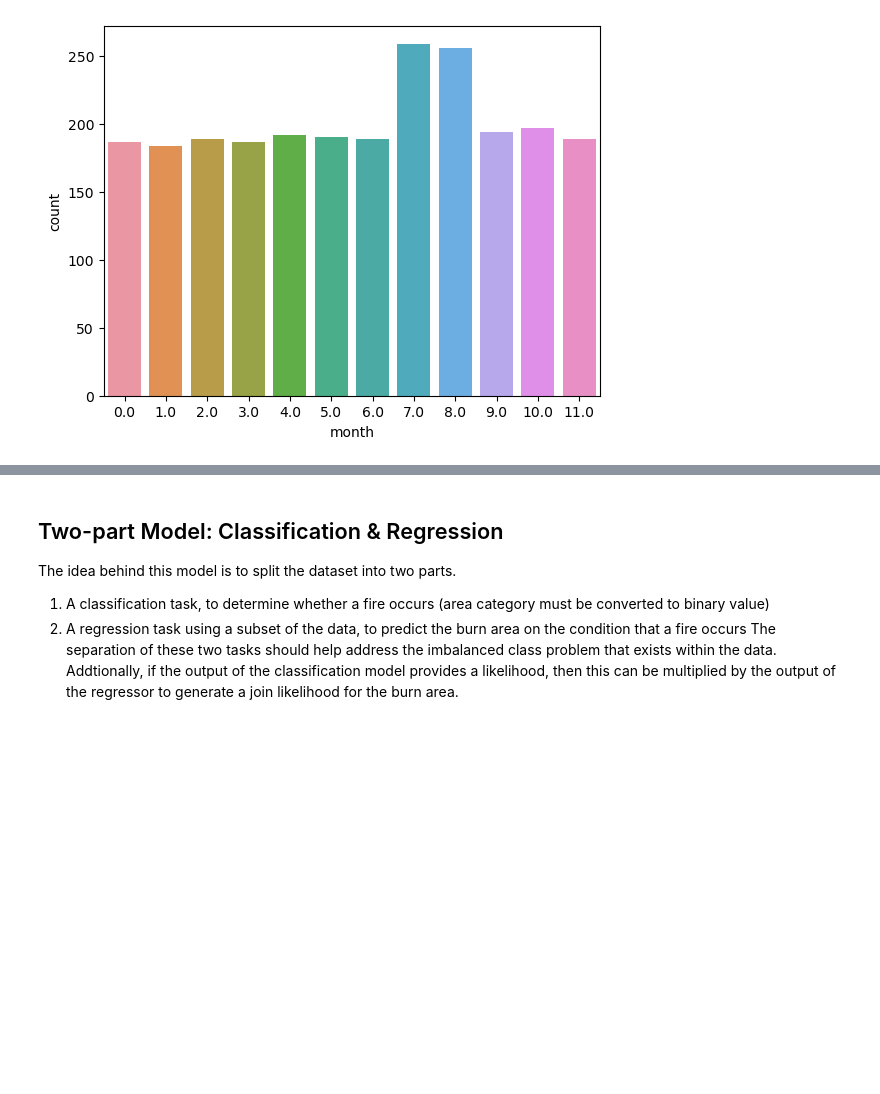
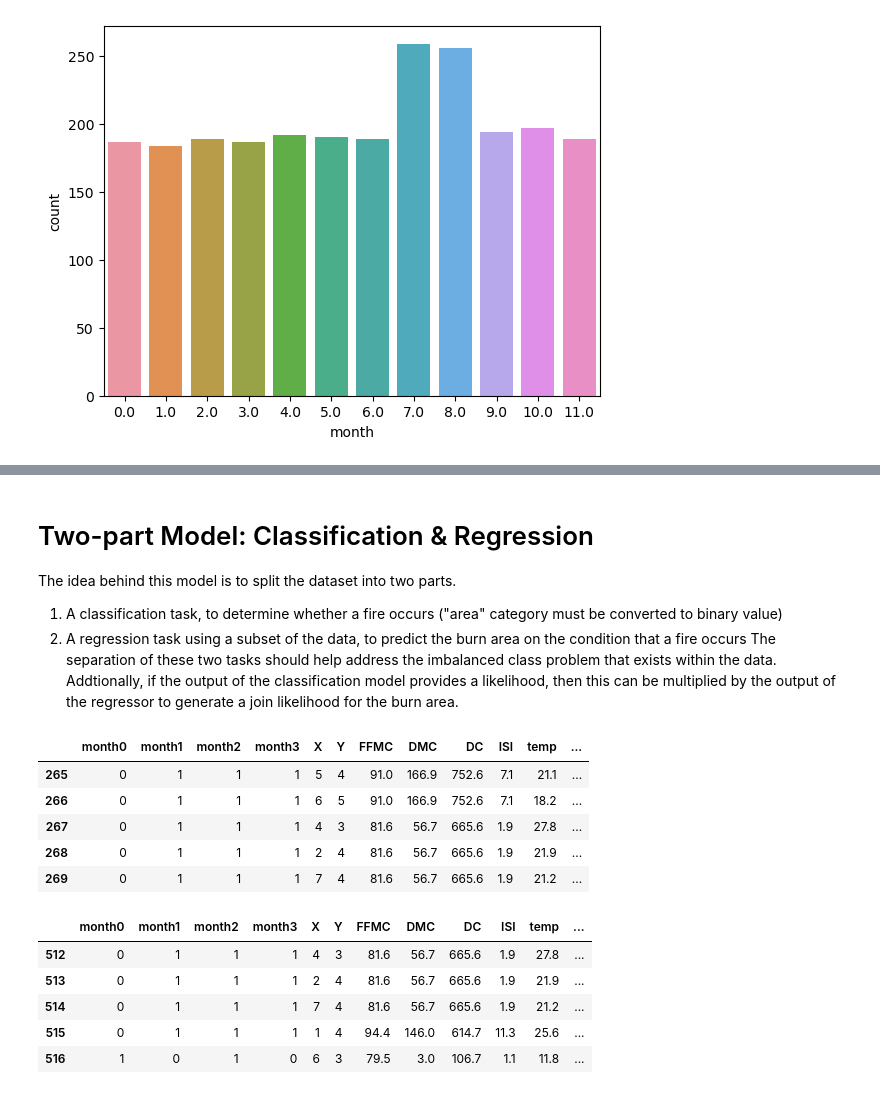
Before and after one commit to marshineer/SimpleRegression, a Jupyter notebook: forest_fire_predict.ipynb, the cells around one changed output, grey strips where cells are left out. Drawn from its saved outputs; the diff is of its cells as text; code cells hidden in the pictures; blank space fills up the shorter version.

```diff
--- a/forest_fire_predict.ipynb
+++ b/forest_fire_predict.ipynb
@@ -474,6 +549,36 @@ Various models perform approximately the same or worse than $R^2 = 0$. $R^2 = 0$
 # %% [markdown]
-## Two-part Model: Classification & Regression
+# Two-part Model: Classification & Regression
+
 The idea behind this model is to split the dataset into two parts.
-1. A classification task, to determine whether a fire occurs (area category must be converted to binary value)
+1. A classification task, to determine whether a fire occurs ("area" category must be converted to binary value)
 2. A regression task using a subset of the data, to predict the burn area on the condition that a fire occurs
 The separation of these two tasks should help address the imbalanced class problem that exists within the data. Addtionally, if the output of the classification model provides a likelihood, then this can be multiplied by the output of the regressor to generate a join likelihood for the burn area.
+# %%
+tmp_data = data.drop(columns=['month'])
+
+# Isolate the rows where fires occur for later regression
+reg_data = tmp_data.drop(data[data.area < 1e-3].index).reset_index(drop=True)
+display(reg_data.tail(n=5))
+
+# Convert the target to a binary category
+cat_data = tmp_data.copy()
+# cat_data = tmp_data.drop(data[data.area > 500].index).reset_index(drop=True)
+# cat_data.loc[cat_data.area < 6, 'area'] = 0
+# cat_data.loc[cat_data.area > 6, 'area'] = 1
+cat_data.loc[cat_data.area < 1e-3, 'area'] = 0
+cat_data.loc[cat_data.area > 1e-3, 'area'] = 1
+cat_data.rename(columns={'area': 'fire'}, inplace=True)
+display(cat_data.tail(n=5))
+# %% [output]
+|  | month0 | month1 | month2 | month3 | X | Y | FFMC | DMC | DC | ISI | temp | ... |
+| 265 | 0 | 1 | 1 | 1 | 5 | 4 | 91.0 | 166.9 | 752.6 | 7.1 | 21.1 | ... |
+| 266 | 0 | 1 | 1 | 1 | 6 | 5 | 91.0 | 166.9 | 752.6 | 7.1 | 18.2 | ... |
+| 267 | 0 | 1 | 1 | 1 | 4 | 3 | 81.6 | 56.7 | 665.6 | 1.9 | 27.8 | ... |
+| 268 | 0 | 1 | 1 | 1 | 2 | 4 | 81.6 | 56.7 | 665.6 | 1.9 | 21.9 | ... |
+| 269 | 0 | 1 | 1 | 1 | 7 | 4 | 81.6 | 56.7 | 665.6 | 1.9 | 21.2 | ... |
+|  | month0 | month1 | month2 | month3 | X | Y | FFMC | DMC | DC | ISI | temp | ... |
+| 512 | 0 | 1 | 1 | 1 | 4 | 3 | 81.6 | 56.7 | 665.6 | 1.9 | 27.8 | ... |
+| 513 | 0 | 1 | 1 | 1 | 2 | 4 | 81.6 | 56.7 | 665.6 | 1.9 | 21.9 | ... |
+| 514 | 0 | 1 | 1 | 1 | 7 | 4 | 81.6 | 56.7 | 665.6 | 1.9 | 21.2 | ... |
+| 515 | 0 | 1 | 1 | 1 | 1 | 4 | 94.4 | 146.0 | 614.7 | 11.3 | 25.6 | ... |
+| 516 | 1 | 0 | 1 | 0 | 6 | 3 | 79.5 | 3.0 | 106.7 | 1.1 | 11.8 | ... |
```
Also changed, not shown: parts of 24 cells of this notebook.
